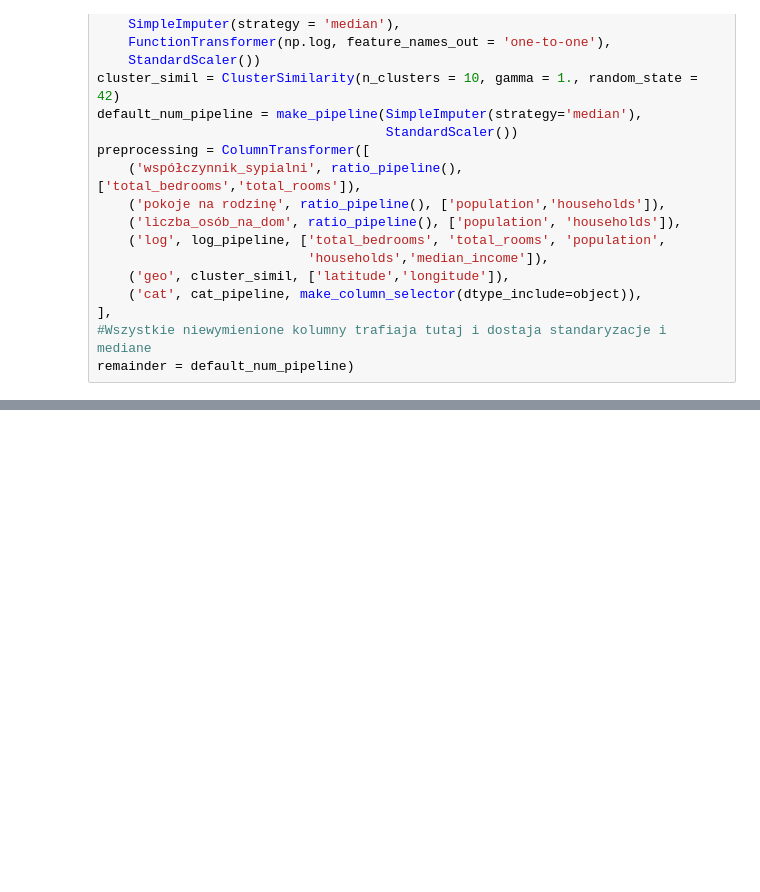
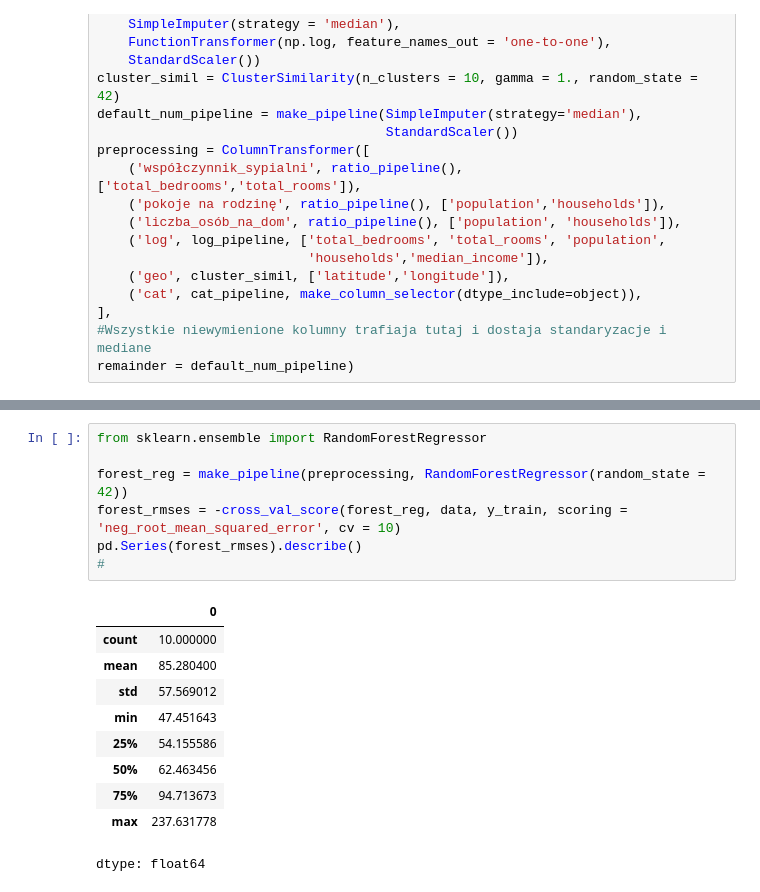
Before and after one commit to maciekpojedynski/Geron, a Jupyter notebook: 02_chapter.ipynb, the cells around one changed output, grey strips where cells are left out. Cells and saved outputs as stored; diff of their text form; blank space fills up the shorter version.

```diff
--- a/02_chapter.ipynb
+++ b/02_chapter.ipynb
@@ -543,0 +637,18 @@ remainder = default_num_pipeline)
+# %%
+from sklearn.ensemble import RandomForestRegressor
+
+forest_reg = make_pipeline(preprocessing, RandomForestRegressor(random_state = 42))
+forest_rmses = -cross_val_score(forest_reg, data, y_train, scoring = 'neg_root_mean_squared_error', cv = 10)
+pd.Series(forest_rmses).describe()
+#
+# %% [output]
+|  | 0 |
+| count | 10.000000 |
+| mean | 85.280400 |
+| std | 57.569012 |
+| min | 47.451643 |
+| 25% | 54.155586 |
+| 50% | 62.463456 |
+| 75% | 94.713673 |
+| max | 237.631778 |
+dtype: float64
```
Also changed, not shown: parts of 43 cells of this notebook.
